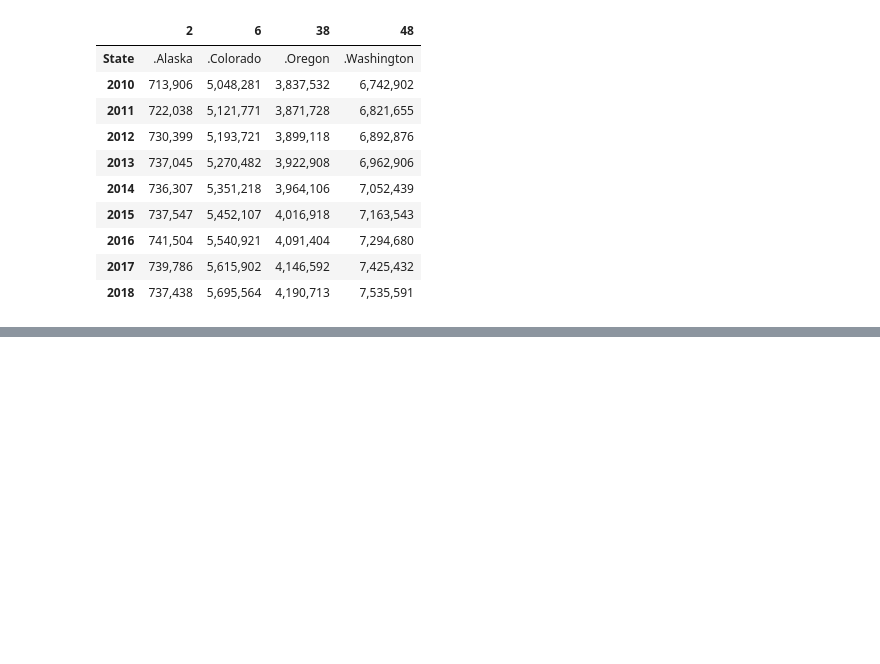
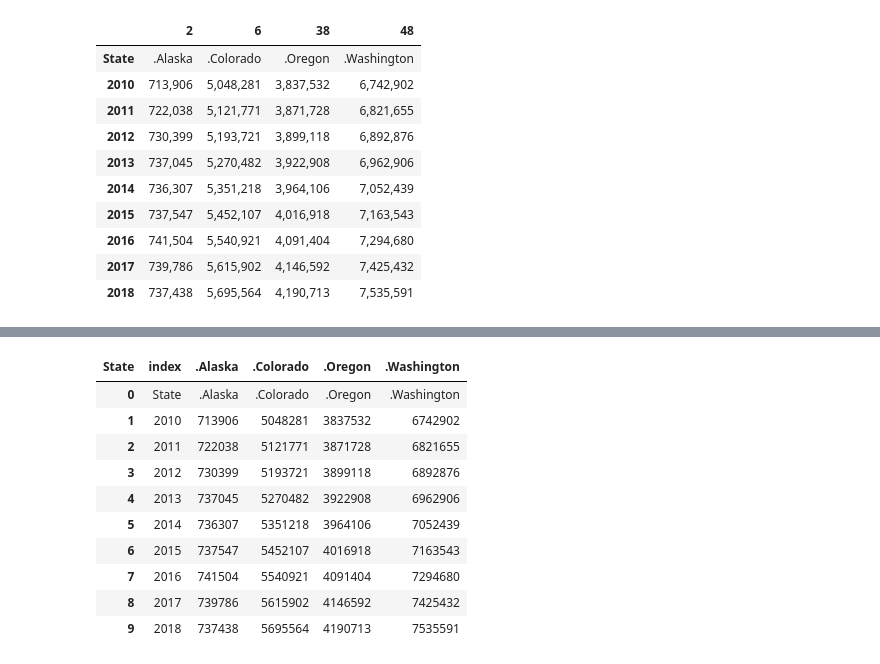
Before and after one commit to chane-d/group-project-one, a Jupyter notebook: SALES_Jason/Project1_jason.ipynb, the cells around one changed output, grey strips where cells are left out. Drawn from its saved outputs; the diff is of its cells as text; code cells hidden in the pictures; blank space fills up the shorter version.

```diff
--- a/SALES_Jason/Project1_jason.ipynb
+++ b/SALES_Jason/Project1_jason.ipynb
@@ -516,0 +468,18 @@ pop_data.transpose()
+# %%
+pop_data['.Alaska'] = pop_data['.Alaska'].str.replace(',', '')
+pop_data['.Colorado'] = pop_data['.Colorado'].str.replace(',', '')
+pop_data['.Oregon'] = pop_data['.Oregon'].str.replace(',', '')
+pop_data['.Washington'] = pop_data['.Washington'].str.replace(',', '')
+pop_data
+# %% [output]
+| State | index | .Alaska | .Colorado | .Oregon | .Washington |
+| 0 | State | .Alaska | .Colorado | .Oregon | .Washington |
+| 1 | 2010 | 713906 | 5048281 | 3837532 | 6742902 |
+| 2 | 2011 | 722038 | 5121771 | 3871728 | 6821655 |
+| 3 | 2012 | 730399 | 5193721 | 3899118 | 6892876 |
+| 4 | 2013 | 737045 | 5270482 | 3922908 | 6962906 |
+| 5 | 2014 | 736307 | 5351218 | 3964106 | 7052439 |
+| 6 | 2015 | 737547 | 5452107 | 4016918 | 7163543 |
+| 7 | 2016 | 741504 | 5540921 | 4091404 | 7294680 |
+| 8 | 2017 | 739786 | 5615902 | 4146592 | 7425432 |
+| 9 | 2018 | 737438 | 5695564 | 4190713 | 7535591 |
```
Also changed, not shown: parts of 12 cells of this notebook, 1 other file.
